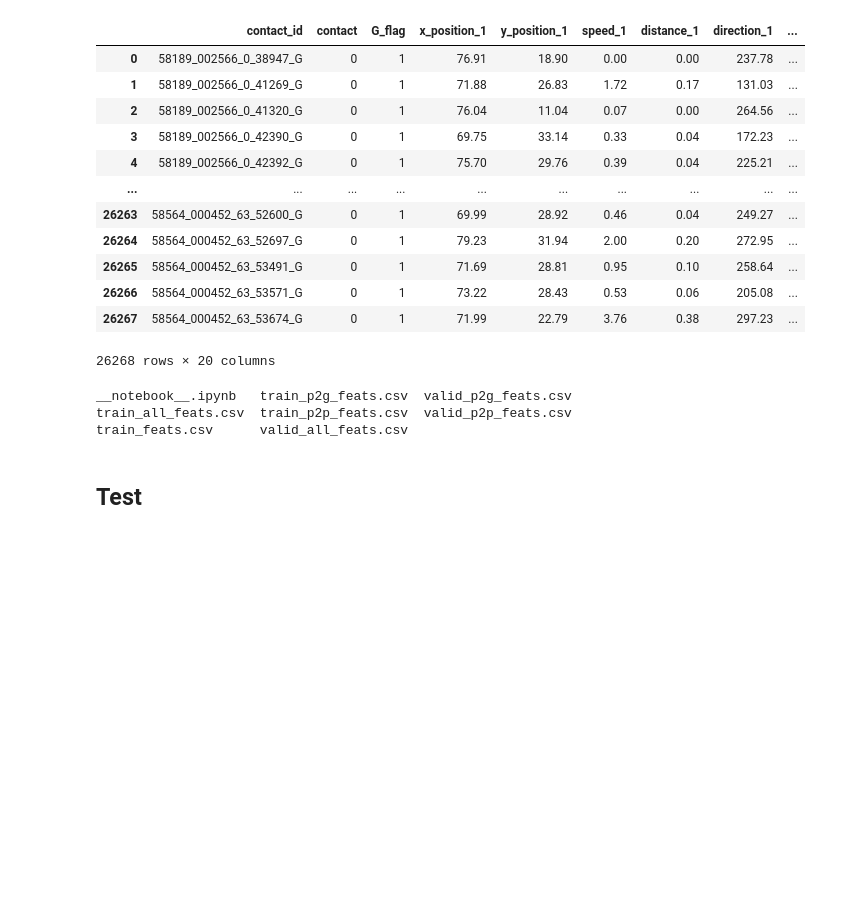
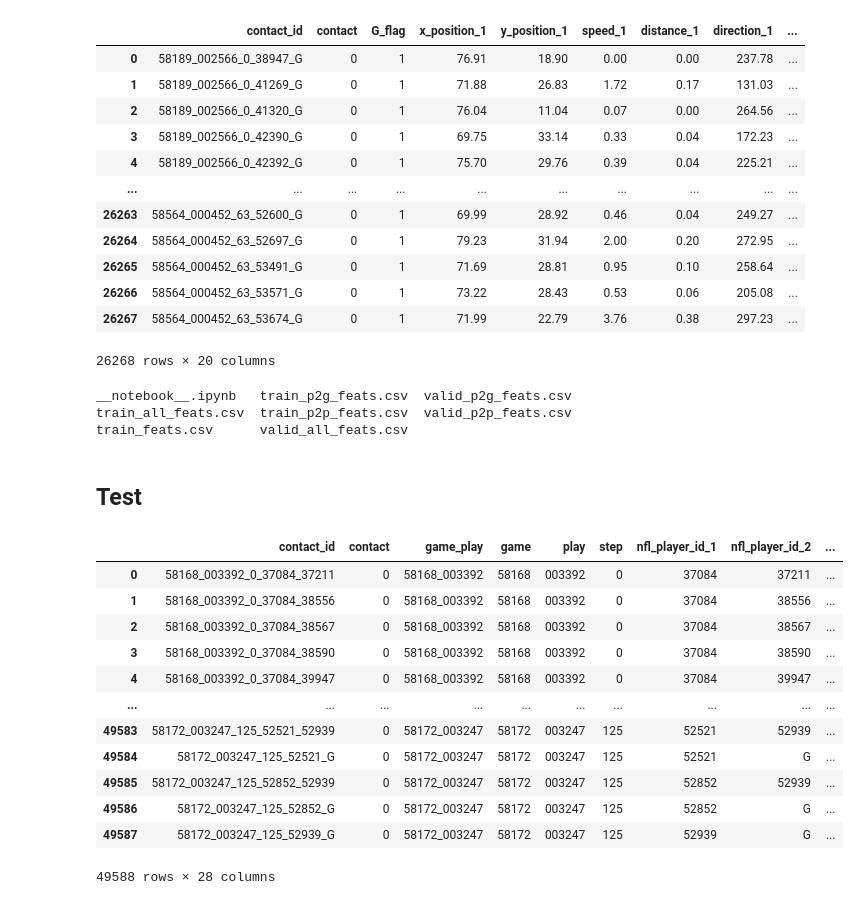
Before and after one commit to Kaggle-Competitions-Code/nfl-player-contact-detection, a Jupyter notebook: notebooks/nfl-tab-feats.ipynb, the cells around one changed output. Cells and saved outputs as stored; diff of their text form; code cells hidden in the pictures; blank space fills up the shorter version.

Commit message:
Kaggle Notebook | NFL_TAB_FEATS | Version 4 | Add feats for test

```diff
--- a/notebooks/nfl-tab-feats.ipynb
+++ b/notebooks/nfl-tab-feats.ipynb
@@ -36,7 +36,6 @@ class CFG:
     valid_labels_all = os.path.join(split_dir, 'valid_labels_all.csv')
     valid_labels_p2p = os.path.join(split_dir, 'valid_labels_p2p.csv')
     valid_labels_p2g = os.path.join(split_dir, 'valid_labels_p2g.csv')
-
 
 
     labels_dict = {
@@ -57,7 +56,7 @@ class CFG:
         df['game_play'] = df['contact_id'].str[:12]
         df['game'] = df['contact_id'].apply(lambda s: s.split('_')[0])
         df['play'] = df['contact_id'].apply(lambda s: s.split('_')[1])
-        df['step'] = df['contact_id'].apply(lambda s: s.split('_')[2])
+        df['step'] = df['contact_id'].apply(lambda s: s.split('_')[2]).astype(int)
         df['nfl_player_id_1'] = df['contact_id'].apply(lambda s: s.split('_')[-2])
         df['nfl_player_id_2'] = df['contact_id'].apply(lambda s: s.split('_')[-1])
         return df
@@ -156,7 +149,36 @@ feats = ['contact_id', 'contact', 'G_flag', 'x_position_1',
 # %% [markdown]
 ## Test
 # %%
-labels = CFG.expand_contact_id(pd.read_csv(CFG.test_sub_dir))
+test_labels = CFG.expand_contact_id(pd.read_csv(CFG.test_sub_dir))
 test_tracking = pd.read_csv(CFG.test_tracking_dir)
 # test_helmets = pd.read_csv("/kaggle/input/nfl-player-contact-detection/test_baseline_helmets.csv")
 # test_video_metadata = pd.read_csv("/kaggle/input/nfl-player-contact-detection/test_video_metadata.csv")
+use_cols = [
+    'x_position', 'y_position', 'speed', 'distance',
+    'direction', 'orientation', 'acceleration', 'sa'
+]
+
+feats = ['contact_id', 'contact', 'G_flag', 'x_position_1',
+       'y_position_1', 'speed_1', 'distance_1', 'direction_1', 'orientation_1',
+       'acceleration_1', 'sa_1', 'x_position_2', 'y_position_2', 'speed_2',
+       'distance_2', 'direction_2', 'orientation_2', 'acceleration_2', 'sa_2',
+       'distance', ]
+
+df_test = create_features(test_labels, test_tracking, use_cols)
+# %%
+df_test = CFG.expand_contact_id(df_test)
+df_test
+# %% [output]
+|  | contact_id | contact | game_play | game | play | step | nfl_player_id_1 | nfl_player_id_2 | ... |
+| 0 | 58168_003392_0_37084_37211 | 0 | 58168_003392 | 58168 | 003392 | 0 | 37084 | 37211 | ... |
+| 1 | 58168_003392_0_37084_38556 | 0 | 58168_003392 | 58168 | 003392 | 0 | 37084 | 38556 | ... |
+| 2 | 58168_003392_0_37084_38567 | 0 | 58168_003392 | 58168 | 003392 | 0 | 37084 | 38567 | ... |
+| 3 | 58168_003392_0_37084_38590 | 0 | 58168_003392 | 58168 | 003392 | 0 | 37084 | 38590 | ... |
+| 4 | 58168_003392_0_37084_39947 | 0 | 58168_003392 | 58168 | 003392 | 0 | 37084 | 39947 | ... |
+| ... | ... | ... | ... | ... | ... | ... | ... | ... | ... |
+| 49583 | 58172_003247_125_52521_52939 | 0 | 58172_003247 | 58172 | 003247 | 125 | 52521 | 52939 | ... |
+| 49584 | 58172_003247_125_52521_G | 0 | 58172_003247 | 58172 | 003247 | 125 | 52521 | G | ... |
+| 49585 | 58172_003247_125_52852_52939 | 0 | 58172_003247 | 58172 | 003247 | 125 | 52852 | 52939 | ... |
+| 49586 | 58172_003247_125_52852_G | 0 | 58172_003247 | 58172 | 003247 | 125 | 52852 | G | ... |
+| 49587 | 58172_003247_125_52939_G | 0 | 58172_003247 | 58172 | 003247 | 125 | 52939 | G | ... |
+49588 rows × 28 columns
```
Also changed, not shown: parts of 1 cell of this notebook.
